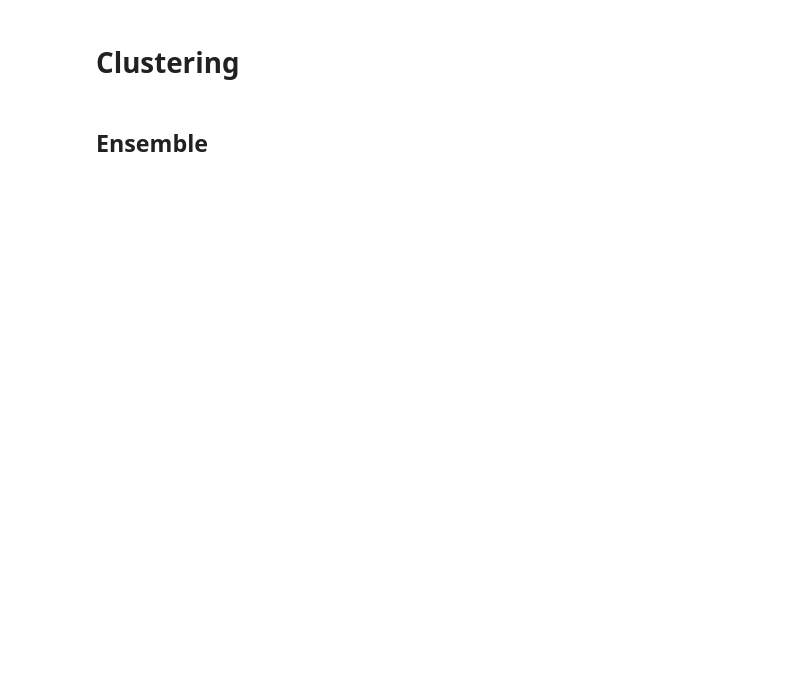
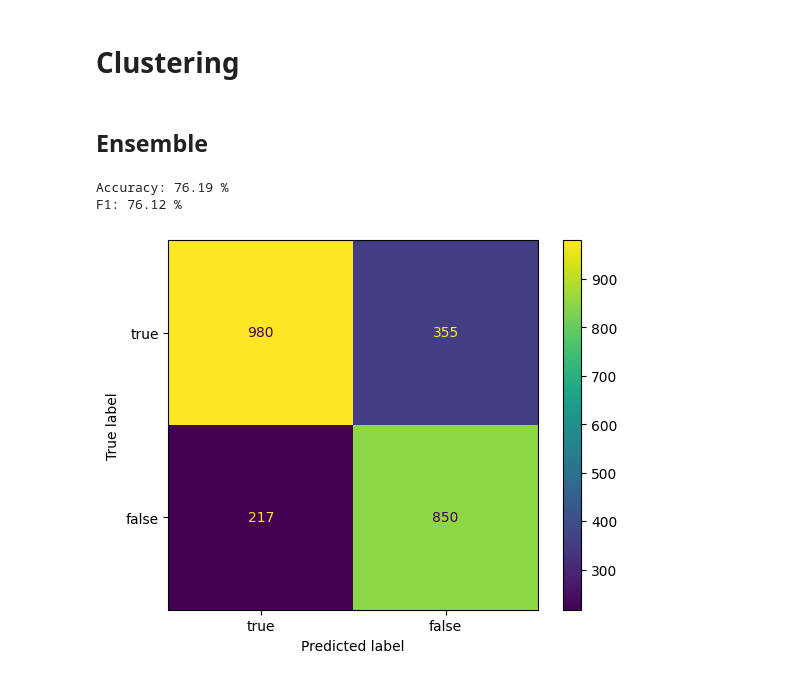
Before and after one commit to jiekelove7/wills-ensemble, a Jupyter notebook: rumour-detection-implementations.ipynb, the cells around one changed output. Cells and saved outputs as stored; diff of their text form; code cells hidden in the pictures; blank space fills up the shorter version.

Commit message:
adding hard and soft voters

```diff
--- a/rumour-detection-implementations.ipynb
+++ b/rumour-detection-implementations.ipynb
@@ -195,2 +197,22 @@ from sklearn.cluster import KMeans
 # %% [markdown]
 ## Ensemble
+# %%
+sk_svm = svm.best_model()['learner']
+sk_knn = knn.best_model()['learner']
+sk_LR = myLR.best_model()['learner']
+sk_ada = ada.best_model()['learner']
+sk_mlp = mlp.best_model()['learner']
+# %%
+# Hard voting
+from sklearn.ensemble import VotingClassifier
+
+sk_classifiers = [sk_svm, sk_knn, sk_LR, sk_ada, sk_mlp]
+names = ["svm", "knn", "LR", "ada", "mlp"]
+
+hardvoter = VotingClassifier(estimators=list(zip(names, sk_classifiers)), voting="hard")
+hardvoter.fit(X_train, y_train)
+evaluate_model(hardvoter, X_test, y_test)
+# %% [output]
+Accuracy: 76.19 %
+F1: 76.12 %
+[figure, added]
```
Also changed, not shown: parts of 17 cells of this notebook.
